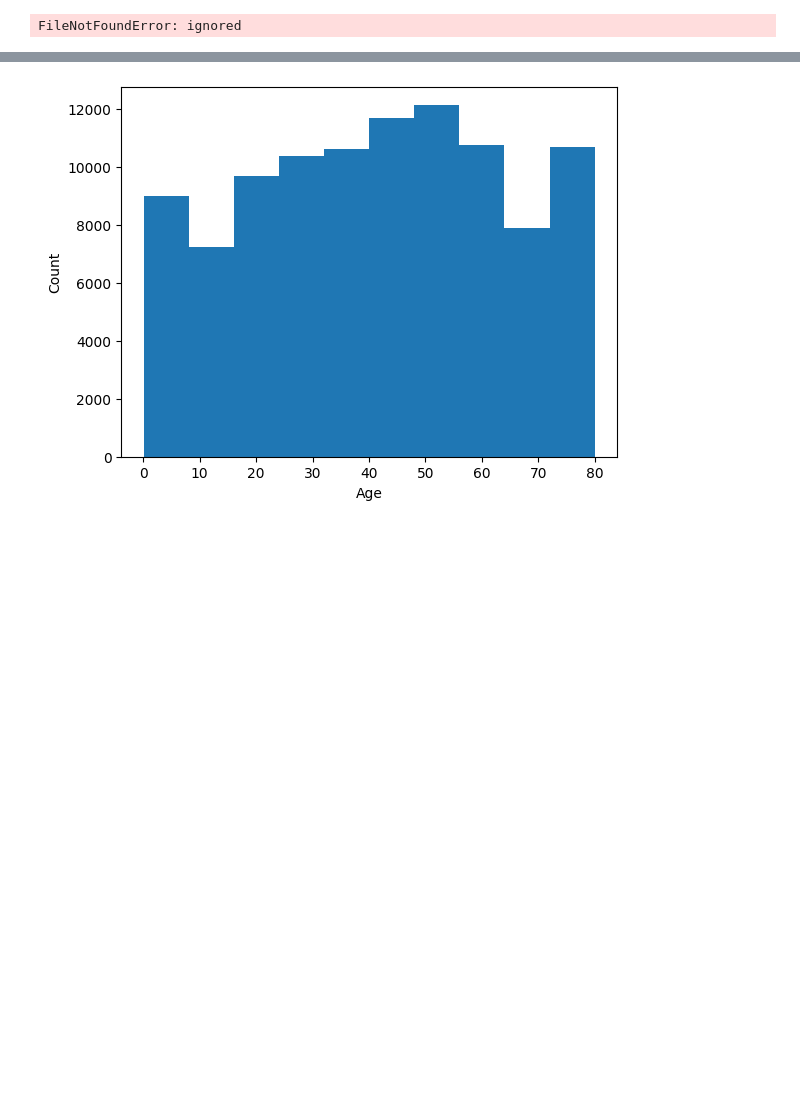
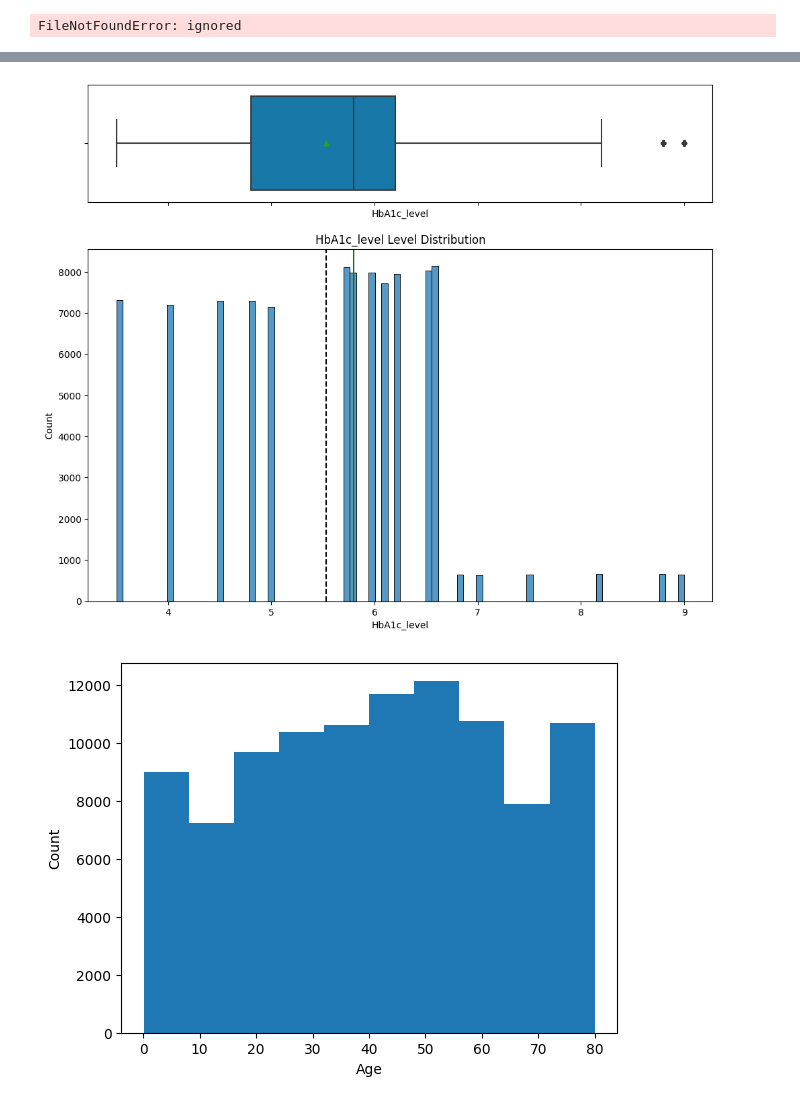
Before and after one commit to ChetanAIML/Team5, a Jupyter notebook: ML_FinalProject_Team5.ipynb, the cells around one changed output, grey strips where cells are left out. Saved outputs shown, nothing was run; the diff lists cells and outputs as text; code cells hidden in the pictures; blank space fills up the shorter version.

```diff
--- a/ML_FinalProject_Team5.ipynb
+++ b/ML_FinalProject_Team5.ipynb
@@ -20,3 +182,7 @@ NameError: ignored
+# %%
+boxplot_histogram(df, "HbA1c_level", "HbA1c_level Level Distribution")
+# %% [output]
+[figure, added]
 # %%
 
 plt.hist(df.age)
```
Also changed, not shown: parts of 26 cells of this notebook.
